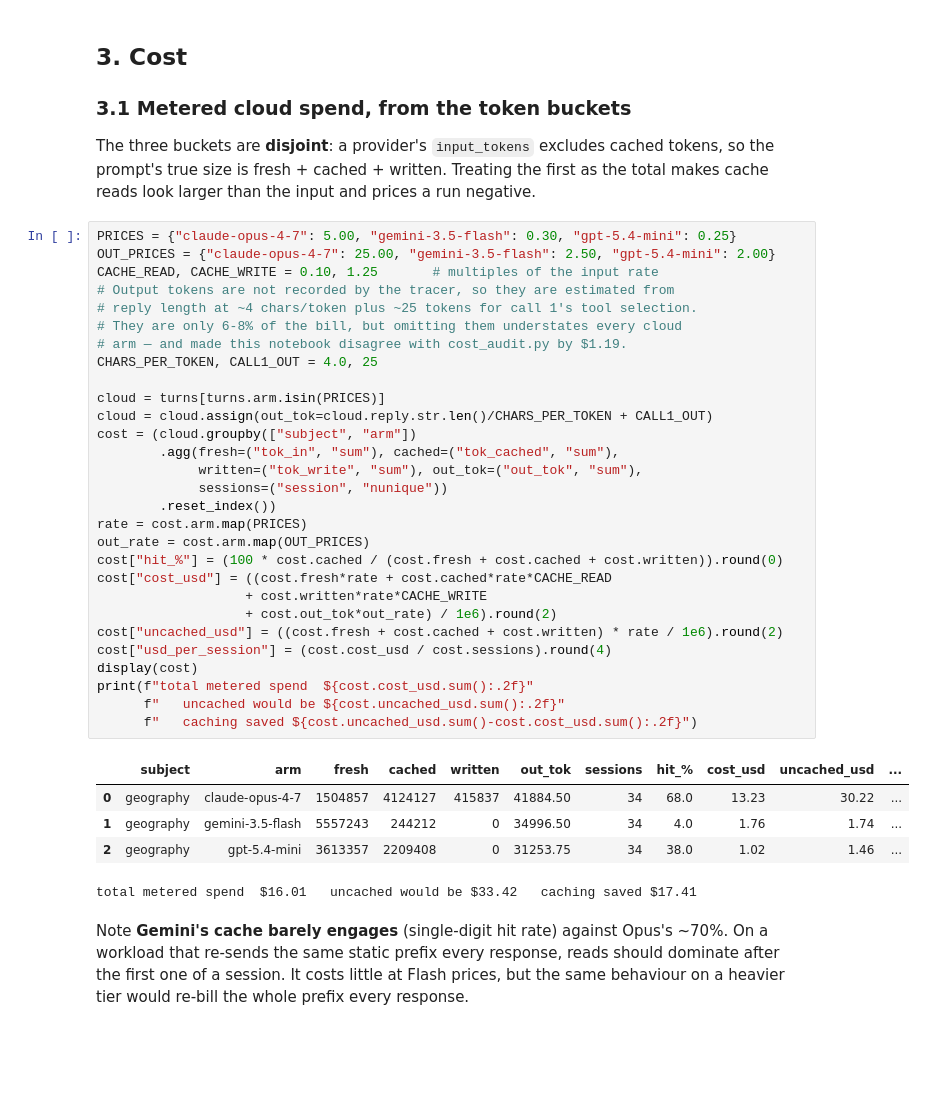
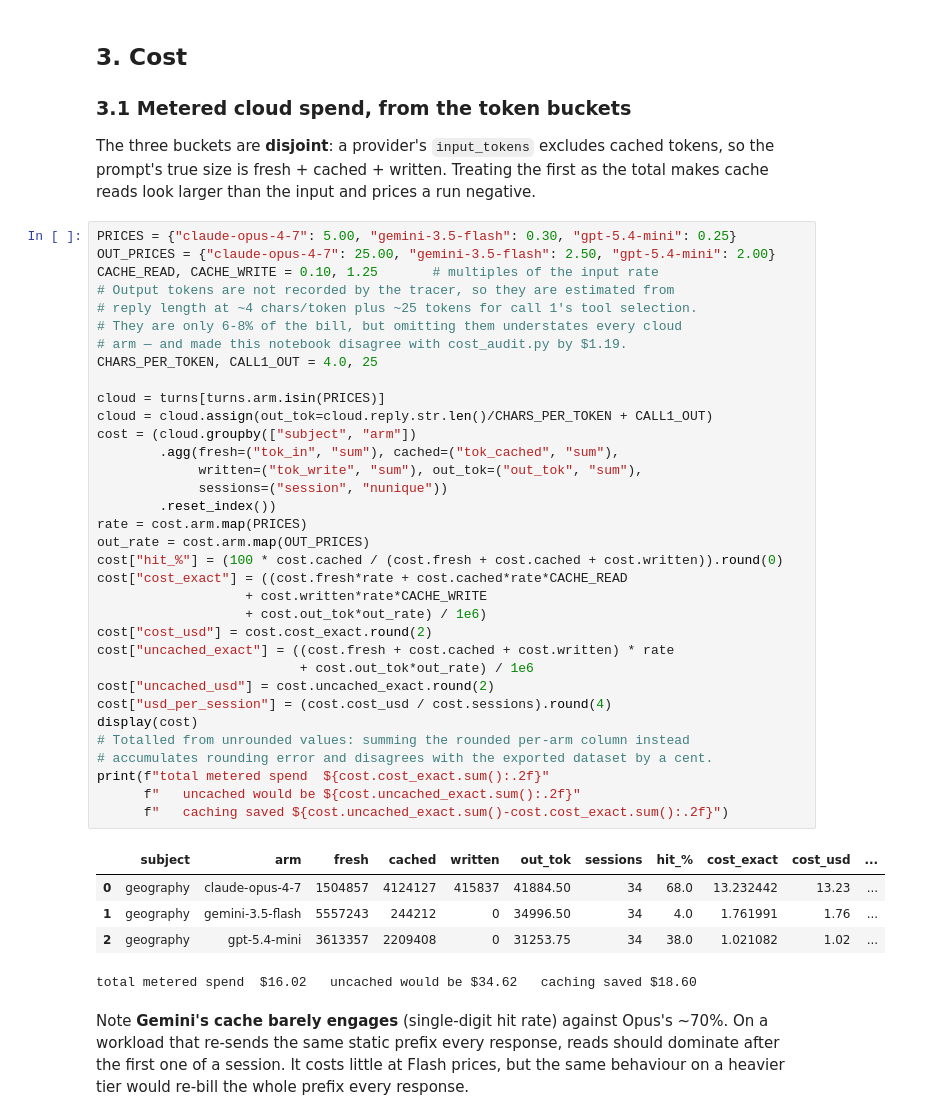
Before and after one commit to eai6/ai-tutor, a Jupyter notebook: offline_eval/ANALYSIS.ipynb, the cells around one changed output. Saved outputs shown, nothing was run; the diff lists cells and outputs as text; blank space fills up the shorter version.

```diff
--- a/offline_eval/ANALYSIS.ipynb
+++ b/offline_eval/ANALYSIS.ipynb
@@ -215,38 +215,43 @@ run negative.
 # %%
 PRICES = {"claude-opus-4-7": 5.00, "gemini-3.5-flash": 0.30, "gpt-5.4-mini": 0.25}
 OUT_PRICES = {"claude-opus-4-7": 25.00, "gemini-3.5-flash": 2.50, "gpt-5.4-mini": 2.00}
 CACHE_READ, CACHE_WRITE = 0.10, 1.25       # multiples of the input rate
 # Output tokens are not recorded by the tracer, so they are estimated from
 # reply length at ~4 chars/token plus ~25 tokens for call 1's tool selection.
 # They are only 6-8% of the bill, but omitting them understates every cloud
 # arm — and made this notebook disagree with cost_audit.py by $1.19.
 CHARS_PER_TOKEN, CALL1_OUT = 4.0, 25
 
 cloud = turns[turns.arm.isin(PRICES)]
 cloud = cloud.assign(out_tok=cloud.reply.str.len()/CHARS_PER_TOKEN + CALL1_OUT)
 cost = (cloud.groupby(["subject", "arm"])
         .agg(fresh=("tok_in", "sum"), cached=("tok_cached", "sum"),
              written=("tok_write", "sum"), out_tok=("out_tok", "sum"),
              sessions=("session", "nunique"))
         .reset_index())
 rate = cost.arm.map(PRICES)
 out_rate = cost.arm.map(OUT_PRICES)
 cost["hit_%"] = (100 * cost.cached / (cost.fresh + cost.cached + cost.written)).round(0)
-cost["cost_usd"] = ((cost.fresh*rate + cost.cached*rate*CACHE_READ
+cost["cost_exact"] = ((cost.fresh*rate + cost.cached*rate*CACHE_READ
                    + cost.written*rate*CACHE_WRITE
-                   + cost.out_tok*out_rate) / 1e6).round(2)
-cost["uncached_usd"] = ((cost.fresh + cost.cached + cost.written) * rate / 1e6).round(2)
+                   + cost.out_tok*out_rate) / 1e6)
+cost["cost_usd"] = cost.cost_exact.round(2)
+cost["uncached_exact"] = ((cost.fresh + cost.cached + cost.written) * rate
+                          + cost.out_tok*out_rate) / 1e6
+cost["uncached_usd"] = cost.uncached_exact.round(2)
 cost["usd_per_session"] = (cost.cost_usd / cost.sessions).round(4)
 display(cost)
-print(f"total metered spend  ${cost.cost_usd.sum():.2f}"
-      f"   uncached would be ${cost.uncached_usd.sum():.2f}"
-      f"   caching saved ${cost.uncached_usd.sum()-cost.cost_usd.sum():.2f}")
+# Totalled from unrounded values: summing the rounded per-arm column instead
+# accumulates rounding error and disagrees with the exported dataset by a cent.
+print(f"total metered spend  ${cost.cost_exact.sum():.2f}"
+      f"   uncached would be ${cost.uncached_exact.sum():.2f}"
+      f"   caching saved ${cost.uncached_exact.sum()-cost.cost_exact.sum():.2f}")
 # %% [output]
-|  | subject | arm | fresh | cached | written | out_tok | sessions | hit_% | cost_usd | uncached_usd | ... |
-| 0 | geography | claude-opus-4-7 | 1504857 | 4124127 | 415837 | 41884.50 | 34 | 68.0 | 13.23 | 30.22 | ... |
-| 1 | geography | gemini-3.5-flash | 5557243 | 244212 | 0 | 34996.50 | 34 | 4.0 | 1.76 | 1.74 | ... |
-| 2 | geography | gpt-5.4-mini | 3613357 | 2209408 | 0 | 31253.75 | 34 | 38.0 | 1.02 | 1.46 | ... |
+|  | subject | arm | fresh | cached | written | out_tok | sessions | hit_% | cost_exact | cost_usd | ... |
+| 0 | geography | claude-opus-4-7 | 1504857 | 4124127 | 415837 | 41884.50 | 34 | 68.0 | 13.232442 | 13.23 | ... |
+| 1 | geography | gemini-3.5-flash | 5557243 | 244212 | 0 | 34996.50 | 34 | 4.0 | 1.761991 | 1.76 | ... |
+| 2 | geography | gpt-5.4-mini | 3613357 | 2209408 | 0 | 31253.75 | 34 | 38.0 | 1.021082 | 1.02 | ... |
-total metered spend  $16.01   uncached would be $33.42   caching saved $17.41
+total metered spend  $16.02   uncached would be $34.62   caching saved $18.60
 # %% [markdown]
 Note **Gemini's cache barely engages** (single-digit hit rate) against Opus's
 ~70%. On a workload that re-sends the same static prefix every response,
```
Also changed, not shown: 14 other files.
